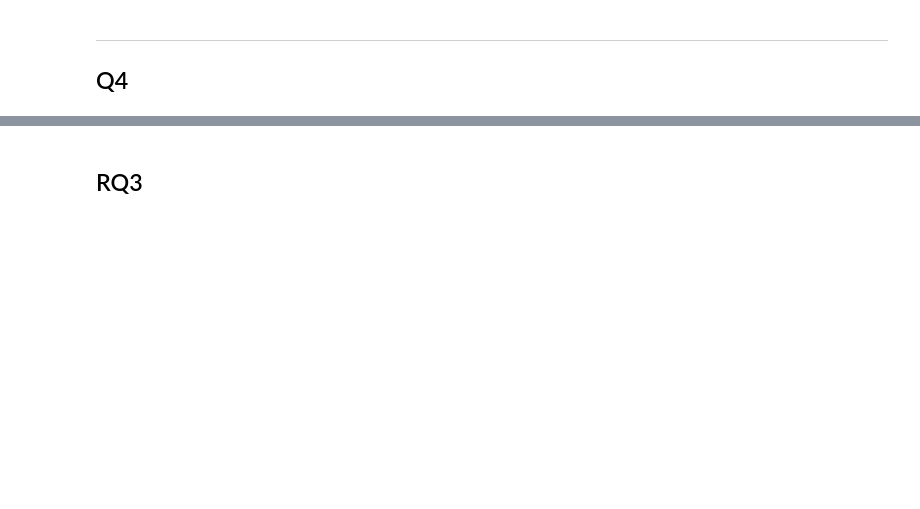
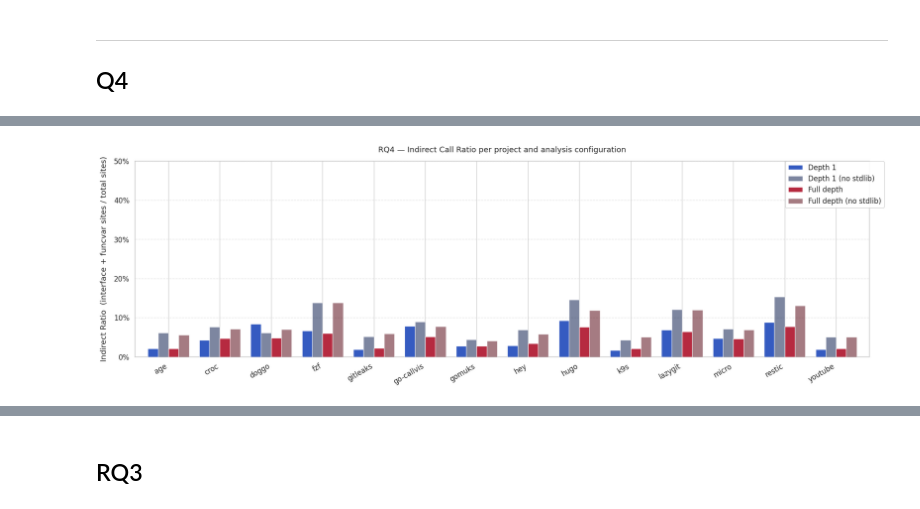
Before and after one commit to KeithFarrugia/go-callstat, a Jupyter notebook: Thesis_result_gatheringFinal.ipynb, the cells around one changed output, grey strips where cells are left out. Cells and saved outputs as stored; diff of their text form; code cells hidden in the pictures; blank space fills up the shorter version.

```diff
--- a/Thesis_result_gatheringFinal.ipynb
+++ b/Thesis_result_gatheringFinal.ipynb
@@ -519,0 +1173,21 @@ plot_signature_ambiguity_linear(sig_agg)
+# %%
+def plot_indirect_ratio_grouped(proj_df: pd.DataFrame) -> None:
+    pivot = (
+        proj_df.pivot(index="project", columns="case", values="indirect_ratio")
+        .reindex(columns=CASE_ORDER)
+        .sort_index()
+    )
+    render_grouped_distribution_plot(
+        pivot_df=pivot,
+        title="Indirect Call Ratio per project and analysis configuration",
+        ylabel="Indirect Ratio  (interface + funcvar sites / total sites)",
+        save_filename="rq4_indirect_ratio.pdf",
+        y_formatter=mticker.PercentFormatter(xmax=1),
+        ylim=(0, 0.5),        # indirect ratios are usually low, adjust if needed
+        legend_loc="upper right",
+        use_pandas_plot=True,
+    )
+
+plot_indirect_ratio_grouped(PROJ_DF)
+# %% [output]
+[figure, added]
```
Also changed, not shown: parts of 20 cells of this notebook.
